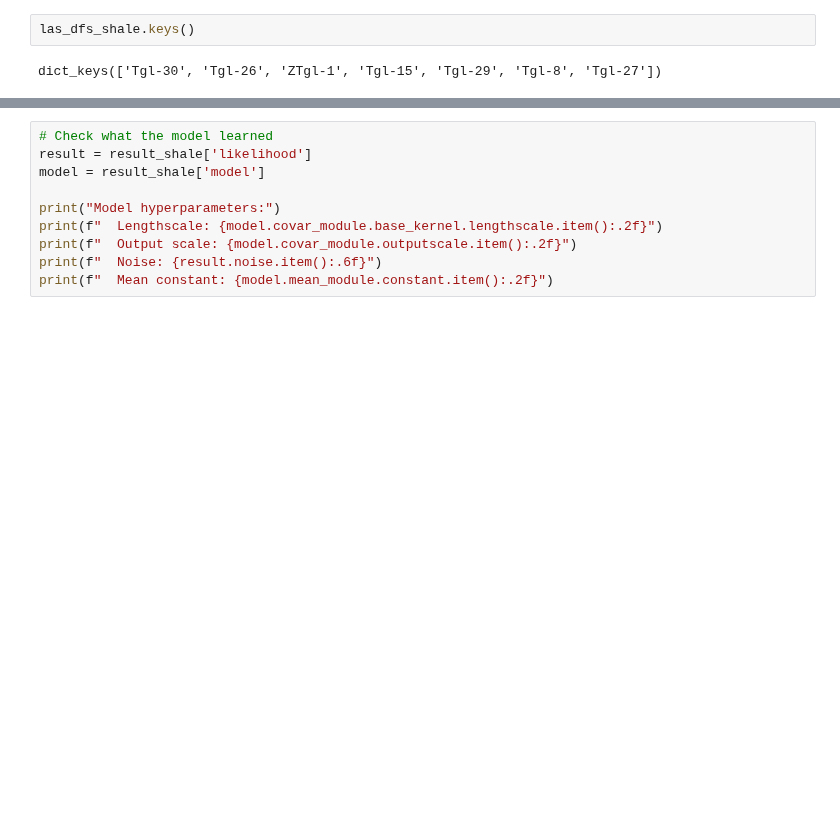
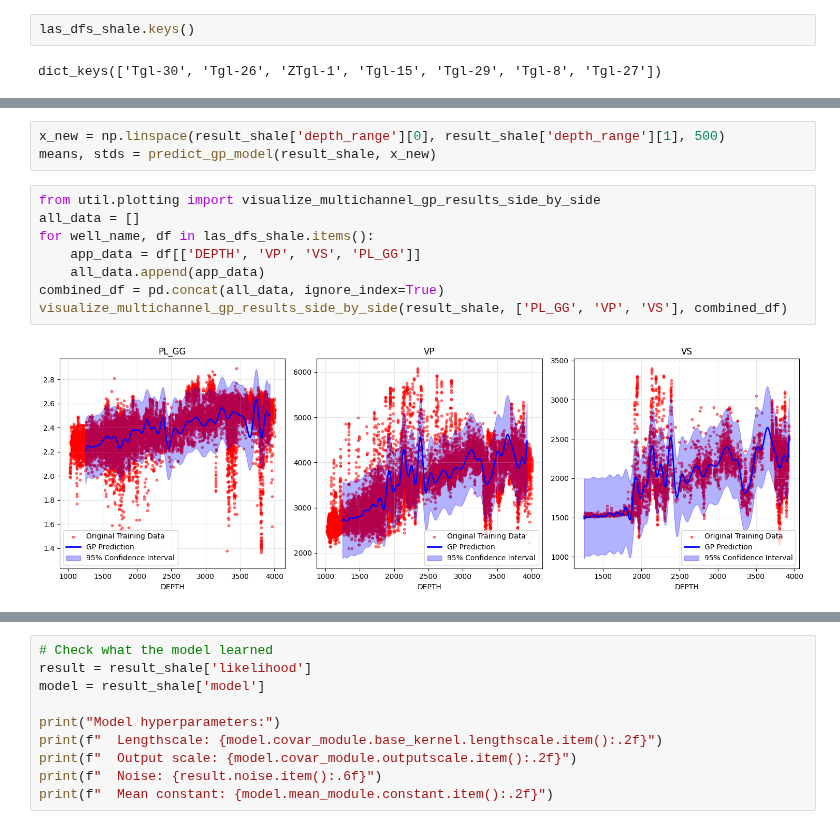
Before and after one commit to spaceswimmer/nnseismic, a Jupyter notebook: src/get-rockphysics-tagilsk.ipynb, the cells around one changed output, grey strips where cells are left out. Cells and saved outputs as stored; diff of their text form; blank space fills up the shorter version.

```diff
--- a/src/get-rockphysics-tagilsk.ipynb
+++ b/src/get-rockphysics-tagilsk.ipynb
@@ -133,0 +178,13 @@ VS: trained on 10000 points
+# %%
+x_new = np.linspace(result_shale['depth_range'][0], result_shale['depth_range'][1], 500)
+means, stds = predict_gp_model(result_shale, x_new)
+# %%
+from util.plotting import visualize_multichannel_gp_results_side_by_side
+all_data = []
+for well_name, df in las_dfs_shale.items():
+    app_data = df[['DEPTH', 'VP', 'VS', 'PL_GG']]
+    all_data.append(app_data)
+combined_df = pd.concat(all_data, ignore_index=True)
+visualize_multichannel_gp_results_side_by_side(result_shale, ['PL_GG', 'VP', 'VS'], combined_df)
+# %% [output]
+[figure, added]
```
Also changed, not shown: parts of 12 cells of this notebook, 8 other files.
